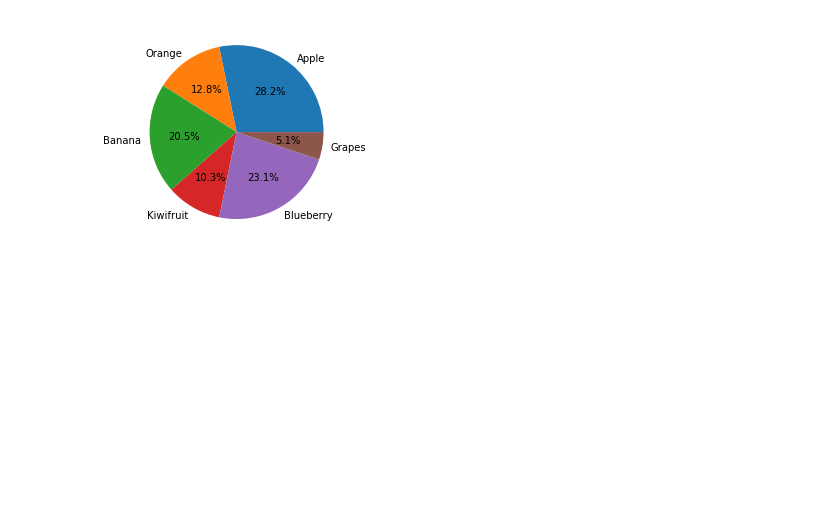
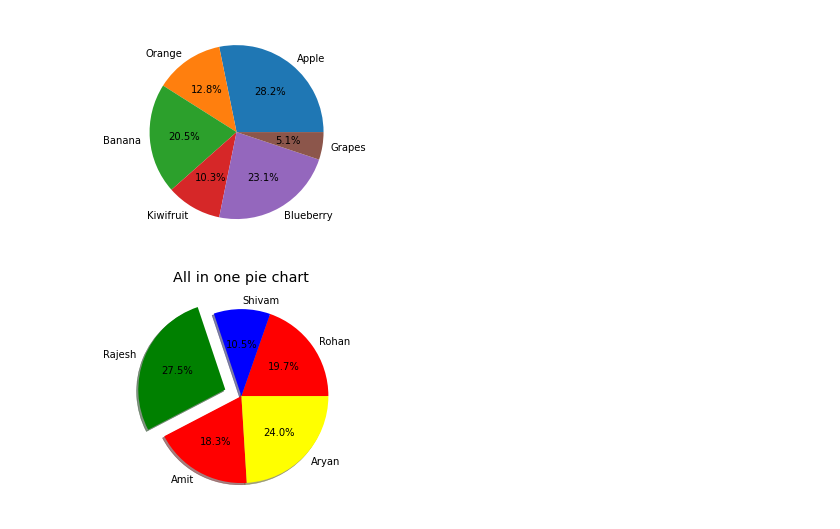
Before and after one commit to NitinSingh8/self_ML, a Jupyter notebook: Matplotlib/main.ipynb, the cells around one changed output. Cells and saved outputs as stored; diff of their text form; code cells hidden in the pictures; blank space fills up the shorter version.

```diff
--- a/Matplotlib/main.ipynb
+++ b/Matplotlib/main.ipynb
@@ -175,3 +175,13 @@ plt.pie(people,labels = fruits,autopct='%1.1f%%')
 plt.show()
 # %% [output]
 [figure]
+# %%
+marks = np.array([45,24,63,42,55])
+names=  np.array(["Rohan","Shivam","Rajesh","Amit","Aryan"])
+colors = ["Red","Blue","Green","Red","Yellow"]
+explodes = [0,0,0.2,0,0]
+plt.pie(marks,labels = names,explode = explodes,colors = colors,shadow = True,autopct='%1.1f%%')
+plt.title("All in one pie chart")
+plt.show()
+# %% [output]
+[figure, added]
```
